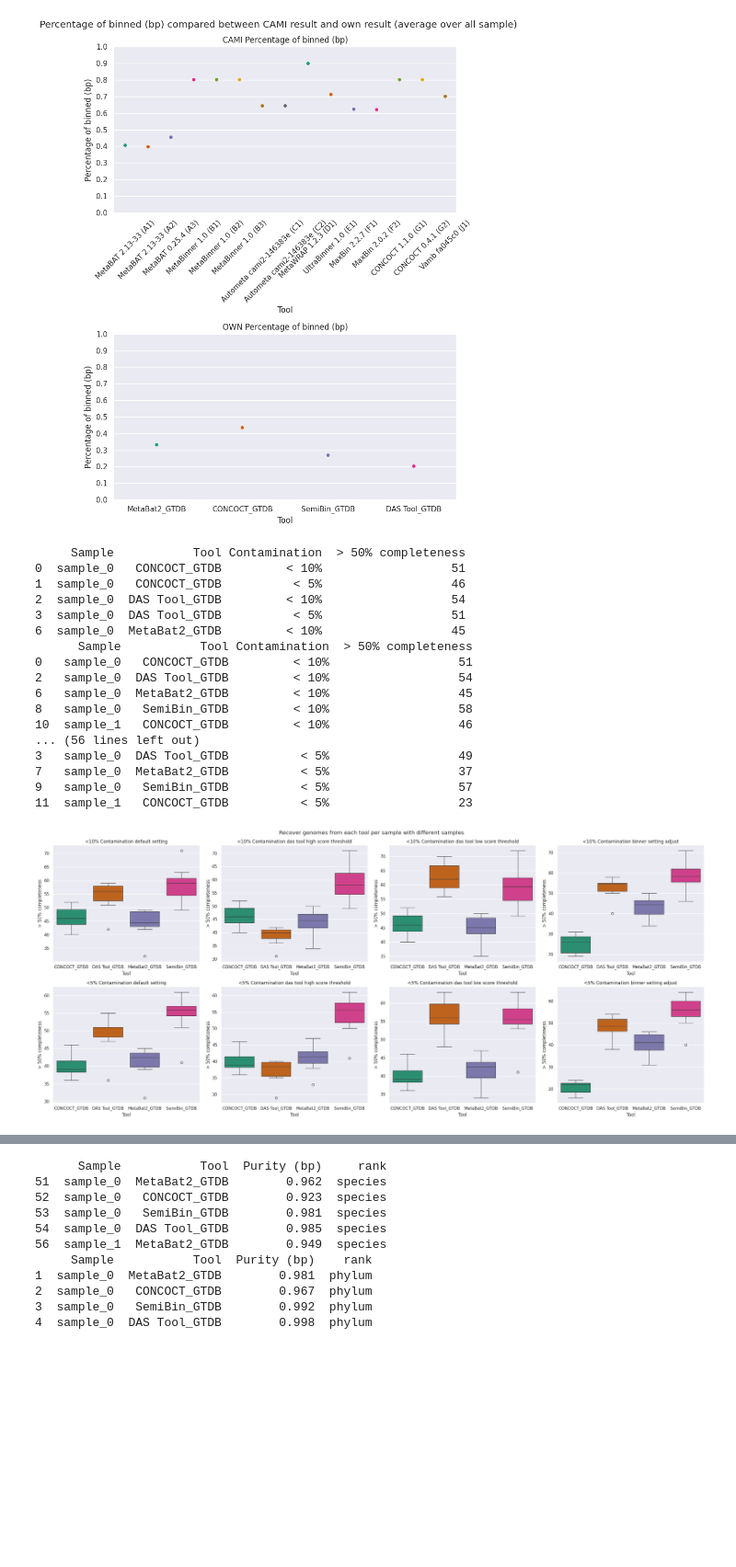
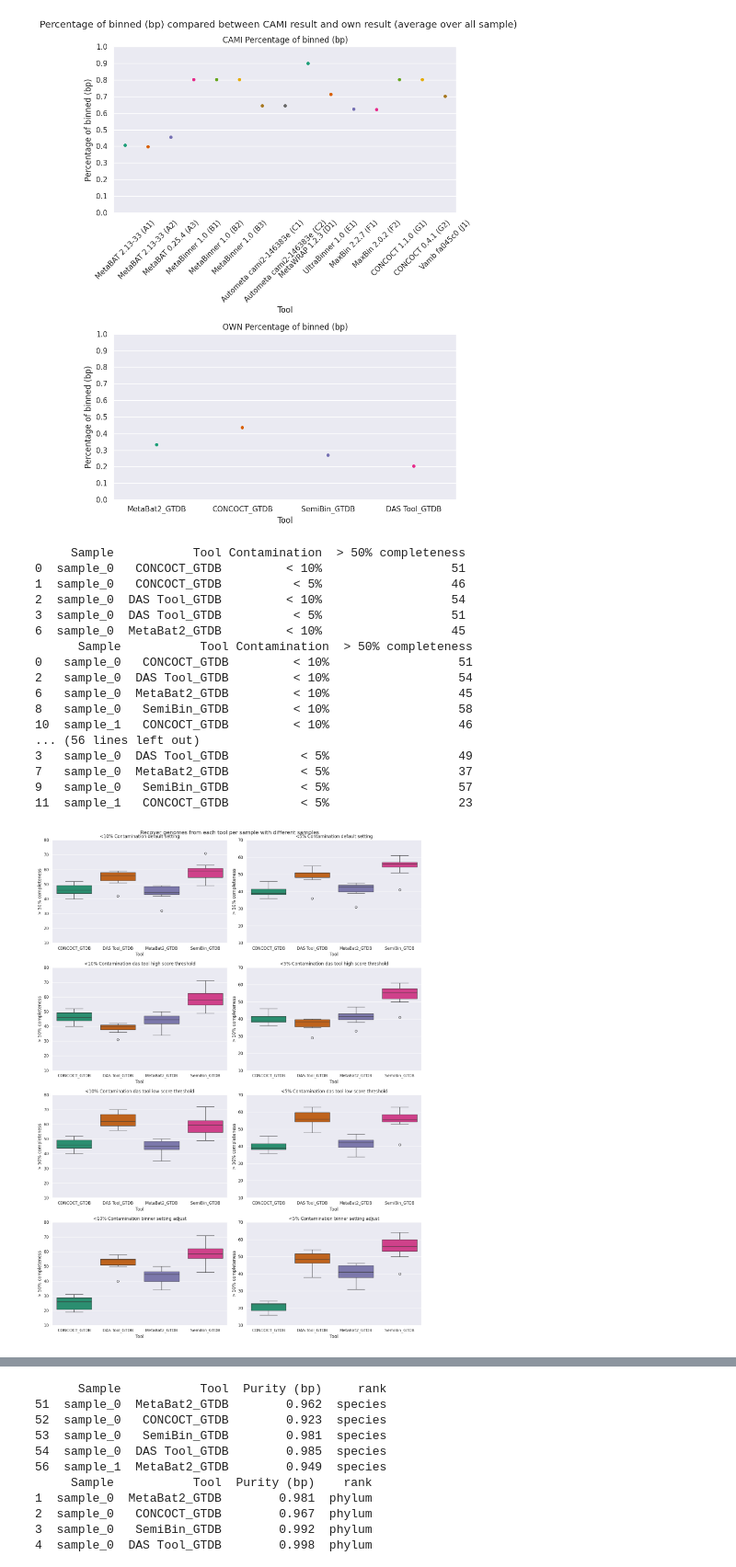
Before and after one commit to SantaMcCloud/Thesis, a Jupyter notebook: jupyternotebooks/plots.ipynb, the cells around one changed output, grey strips where cells are left out. Shown at 92% size. Saved outputs shown, nothing was run; the diff lists cells and outputs as text; code cells hidden in the pictures; blank space fills up the shorter version.

Commit message:
save some plots and adjusted some

```diff
--- a/jupyternotebooks/plots.ipynb
+++ b/jupyternotebooks/plots.ipynb
@@ -567,41 +569,50 @@ print(df_genome_filtered_binner.head())
 df_smaller_10_cont_binner = df_genome_filtered_binner[df_genome_filtered_binner['Contamination'] == '< 10%']
 df_smaller_5_cont_binner = df_genome_filtered_binner[df_genome_filtered_binner['Contamination'] == '< 5%']
 
 print(df_smaller_10_cont_binner.head())
 print(df_smaller_5_cont_binner.head())
 
-fig, axes = plt.subplots(2, 4, figsize=(25, 11))
+fig, axes = plt.subplots(4, 2, figsize=(15, 20))
 
 fig.suptitle('Recover genomes from each tool per sample with different samples')
 
 sns.boxplot(ax=axes[0, 0], x='Tool', y='> 50% completeness', data=df_smaller_10_cont, palette='Dark2', legend=False, hue='Tool').set(title="<10% Contamination default setting")
-sns.boxplot(ax=axes[1, 0], x='Tool', y='> 50% completeness', data=df_smaller_5_cont, palette='Dark2', legend=False, hue='Tool').set(title="<5% Contamination default setting")
-sns.boxplot(ax=axes[0, 1], x='Tool', y='> 50% completeness', data=df_smaller_10_cont_high, palette='Dark2', legend=False, hue='Tool').set(title="<10% Contamination das tool high score threshold")
+sns.boxplot(ax=axes[0, 1], x='Tool', y='> 50% completeness', data=df_smaller_5_cont, palette='Dark2', legend=False, hue='Tool').set(title="<5% Contamination default setting")
+sns.boxplot(ax=axes[1, 0], x='Tool', y='> 50% completeness', data=df_smaller_10_cont_high, palette='Dark2', legend=False, hue='Tool').set(title="<10% Contamination das tool high score threshold")
 sns.boxplot(ax=axes[1, 1], x='Tool', y='> 50% completeness', data=df_smaller_5_cont_high, palette='Dark2', legend=False, hue='Tool').set(title="<5% Contamination das tool high score threshold")
-sns.boxplot(ax=axes[0, 2], x='Tool', y='> 50% completeness', data=df_smaller_10_cont_low, palette='Dark2', legend=False, hue='Tool').set(title="<10% Contamination das tool low score threshold")
-sns.boxplot(ax=axes[1, 2], x='Tool', y='> 50% completeness', data=df_smaller_5_cont_low, palette='Dark2', legend=False, hue='Tool').set(title="<5% Contamination das tool low score threshold")
-sns.boxplot(ax=axes[0, 3], x='Tool', y='> 50% completeness', data=df_smaller_10_cont_binner, palette='Dark2', legend=False, hue='Tool').set(title="<10% Contamination binner setting adjust")
-sns.boxplot(ax=axes[1, 3], x='Tool', y='> 50% completeness', data=df_smaller_5_cont_binner, palette='Dark2', legend=False, hue='Tool').set(title="<5% Contamination binner setting adjust")
+sns.boxplot(ax=axes[2, 0], x='Tool', y='> 50% completeness', data=df_smaller_10_cont_low, palette='Dark2', legend=False, hue='Tool').set(title="<10% Contamination das tool low score threshold")
+sns.boxplot(ax=axes[2, 1], x='Tool', y='> 50% completeness', data=df_smaller_5_cont_low, palette='Dark2', legend=False, hue='Tool').set(title="<5% Contamination das tool low score threshold")
+sns.boxplot(ax=axes[3, 0], x='Tool', y='> 50% completeness', data=df_smaller_10_cont_binner, palette='Dark2', legend=False, hue='Tool').set(title="<10% Contamination binner setting adjust")
+sns.boxplot(ax=axes[3, 1], x='Tool', y='> 50% completeness', data=df_smaller_5_cont_binner, palette='Dark2', legend=False, hue='Tool').set(title="<5% Contamination binner setting adjust")
+
+axes[0, 0].set_ylim(10, 80)
+axes[1, 0].set_ylim(10, 80)
+axes[2, 0].set_ylim(10, 80)
+axes[3, 0].set_ylim(10, 80)
+axes[0, 1].set_ylim(10, 70)
+axes[1, 1].set_ylim(10, 70)
+axes[2, 1].set_ylim(10, 70)
+axes[3, 1].set_ylim(10, 70)
 plt.tight_layout()
 # %% [output]
      Sample           Tool Contamination  > 50% completeness
 0  sample_0   CONCOCT_GTDB         < 10%                  51
 1  sample_0   CONCOCT_GTDB          < 5%                  46
 2  sample_0  DAS Tool_GTDB         < 10%                  54
 3  sample_0  DAS Tool_GTDB          < 5%                  51
 6  sample_0  MetaBat2_GTDB         < 10%                  45
       Sample           Tool Contamination  > 50% completeness
 0   sample_0   CONCOCT_GTDB         < 10%                  51
 2   sample_0  DAS Tool_GTDB         < 10%                  54
 6   sample_0  MetaBat2_GTDB         < 10%                  45
 8   sample_0   SemiBin_GTDB         < 10%                  58
 10  sample_1   CONCOCT_GTDB         < 10%                  46
 ... (56 lines left out)
 3   sample_0  DAS Tool_GTDB          < 5%                  49
 7   sample_0  MetaBat2_GTDB          < 5%                  37
 9   sample_0   SemiBin_GTDB          < 5%                  57
 11  sample_1   CONCOCT_GTDB          < 5%                  23
-[figure, old version]
+[figure, new version]
 # %%
 dfs = []
 for k in range(0,10):
```
Also changed, not shown: parts of 2 cells of this notebook, 10 other files.
